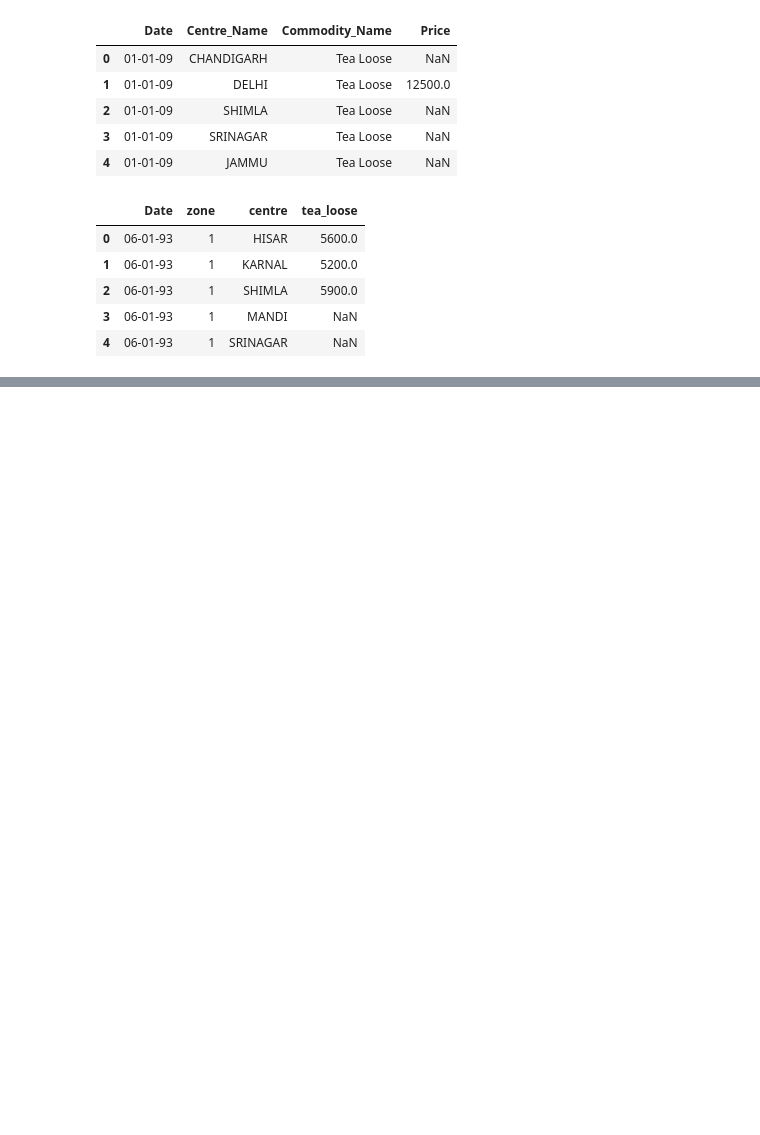
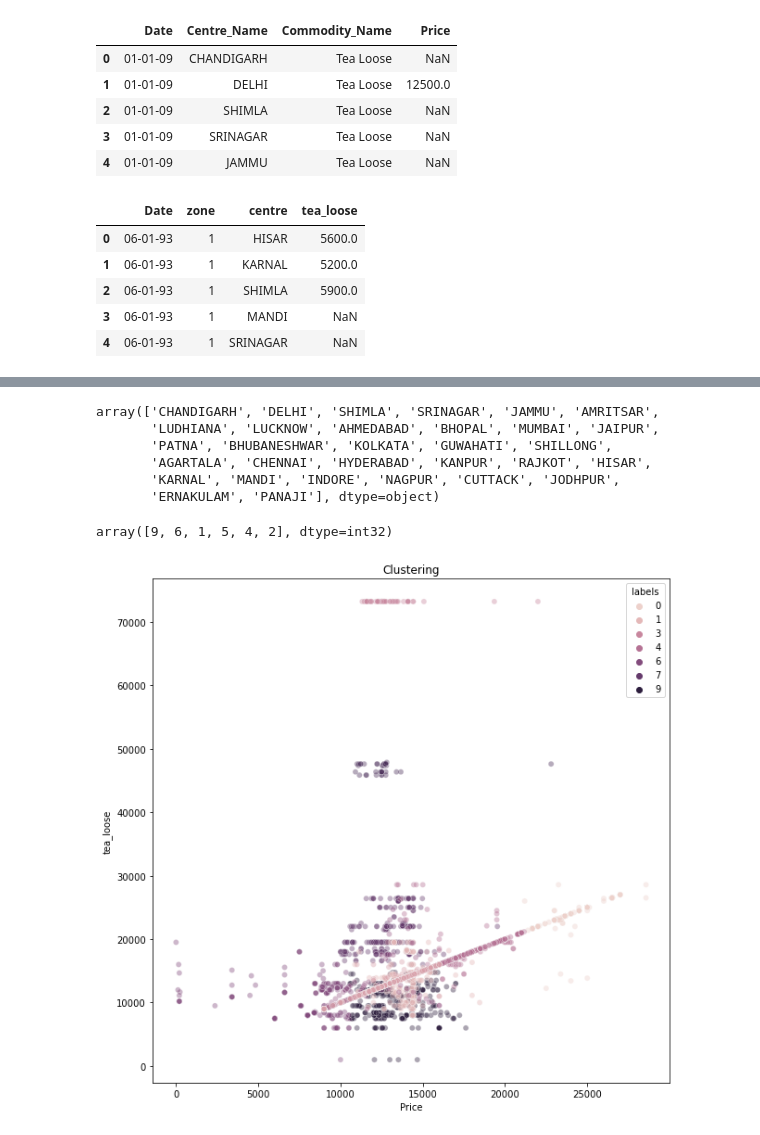
Before and after one commit to bitanb1999/FeyNN, a Jupyter notebook: FeyNN.ipynb, the cells around one changed output, grey strips where cells are left out. Cells and saved outputs as stored; diff of their text form; code cells hidden in the pictures; blank space fills up the shorter version.

```diff
--- a/FeyNN.ipynb
+++ b/FeyNN.ipynb
@@ -757,0 +888,20 @@ df[df['labels']==0].describe()
+# %%
+df['Centre_Name'].unique()
+# %% [output]
+array(['CHANDIGARH', 'DELHI', 'SHIMLA', 'SRINAGAR', 'JAMMU', 'AMRITSAR',
+       'LUDHIANA', 'LUCKNOW', 'AHMEDABAD', 'BHOPAL', 'MUMBAI', 'JAIPUR',
+       'PATNA', 'BHUBANESHWAR', 'KOLKATA', 'GUWAHATI', 'SHILLONG',
+       'AGARTALA', 'CHENNAI', 'HYDERABAD', 'KANPUR', 'RAJKOT', 'HISAR',
+       'KARNAL', 'MANDI', 'INDORE', 'NAGPUR', 'CUTTACK', 'JODHPUR',
+       'ERNAKULAM', 'PANAJI'], dtype=object)
+# %%
+df[df.Centre_Name.isin([ 'CHENNAI', 'HYDERABAD','KARNAL','ERNAKULAM', 'PANAJI'])]['labels'].unique()
+# %% [output]
+array([9, 6, 1, 5, 4, 2], dtype=int32)
+# %%
+fig,axes=plt.subplots(figsize=(10,10))
+sns.scatterplot(data=df,x='Price',y='tea_loose',hue='labels',alpha=0.4,ax=axes)
+plt.title("Clustering")
+plt.savefig("./Clusters")
+# %% [output]
+[figure, added]
```
Also changed, not shown: parts of 18 cells of this notebook.
